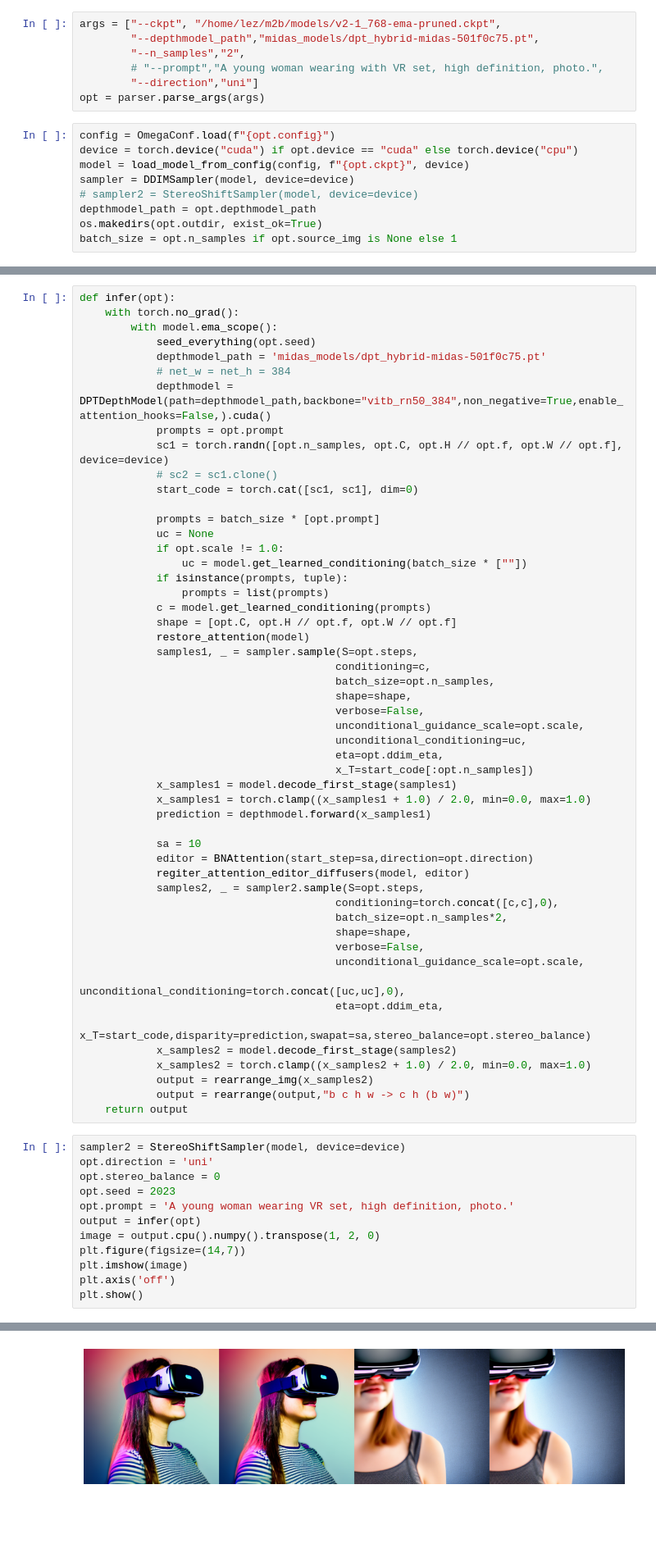
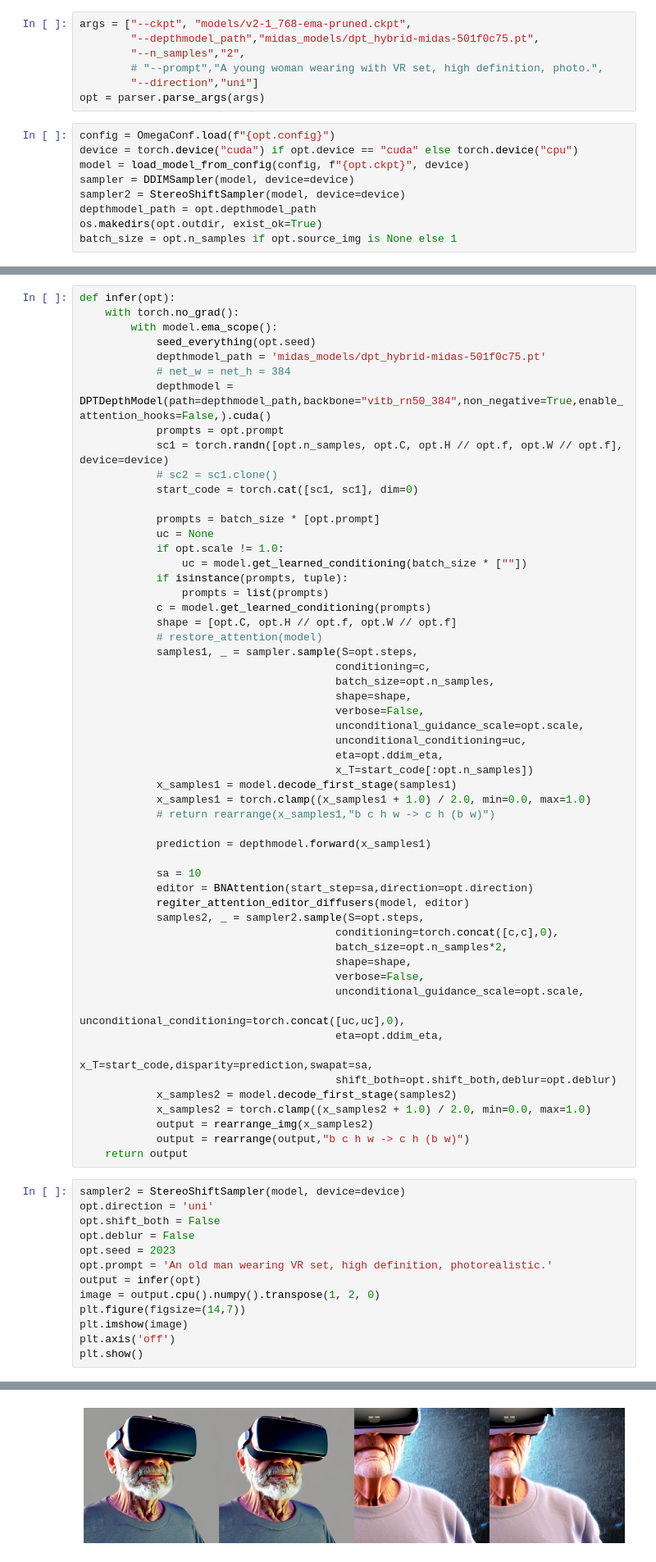
Before and after one commit to lez-s/StereoDiffusion, a Jupyter notebook: txt2stereoimg.ipynb, the cells around one changed output, grey strips where cells are left out. Shown at 82% size. Cells and saved outputs as stored; diff of their text form; blank space fills up the shorter version.

Commit message:
add img2stereo

```diff
--- a/txt2stereoimg.ipynb
+++ b/txt2stereoimg.ipynb
@@ -183,7 +183,7 @@ parser.add_argument("--depthmodel_path",type=str,required=True,help='path of dep
 # %% [output]
 _StoreAction(option_strings=['--depthmodel_path'], dest='depthmodel_path', nargs=None, const=None, default=None, type=<class 'str'>, choices=None, help='path of depth model', metavar=None)
 # %%
-args = ["--ckpt", "/home/lez/m2b/models/v2-1_768-ema-pruned.ckpt",
+args = ["--ckpt", "models/v2-1_768-ema-pruned.ckpt",
         "--depthmodel_path","midas_models/dpt_hybrid-midas-501f0c75.pt",
         "--n_samples","2",
         # "--prompt","A young woman wearing with VR set, high definition, photo.",
@@ -194,7 +194,7 @@ config = OmegaConf.load(f"{opt.config}")
 device = torch.device("cuda") if opt.device == "cuda" else torch.device("cpu")
 model = load_model_from_config(config, f"{opt.ckpt}", device)
 sampler = DDIMSampler(model, device=device)
-# sampler2 = StereoShiftSampler(model, device=device)
+sampler2 = StereoShiftSampler(model, device=device)
 depthmodel_path = opt.depthmodel_path
 os.makedirs(opt.outdir, exist_ok=True)
 batch_size = opt.n_samples if opt.source_img is None else 1
@@ -229,7 +228,7 @@ def infer(opt):
                 prompts = list(prompts)
             c = model.get_learned_conditioning(prompts)
             shape = [opt.C, opt.H // opt.f, opt.W // opt.f]
-            restore_attention(model)
+            # restore_attention(model)
             samples1, _ = sampler.sample(S=opt.steps,
                                         conditioning=c,
                                         batch_size=opt.n_samples,
@@ -241,6 +240,8 @@ def infer(opt):
                                         x_T=start_code[:opt.n_samples])
             x_samples1 = model.decode_first_stage(samples1)
             x_samples1 = torch.clamp((x_samples1 + 1.0) / 2.0, min=0.0, max=1.0)
+            # return rearrange(x_samples1,"b c h w -> c h (b w)")
+
             prediction = depthmodel.forward(x_samples1)
 
             sa = 10
@@ -254,7 +255,8 @@ def infer(opt):
                                         unconditional_guidance_scale=opt.scale,
                                         unconditional_conditioning=torch.concat([uc,uc],0),
                                         eta=opt.ddim_eta,
-                                        x_T=start_code,disparity=prediction,swapat=sa,stereo_balance=opt.stereo_balance)
+                                        x_T=start_code,disparity=prediction,swapat=sa,
+                                        shift_both=opt.shift_both,deblur=opt.deblur)
             x_samples2 = model.decode_first_stage(samples2)
             x_samples2 = torch.clamp((x_samples2 + 1.0) / 2.0, min=0.0, max=1.0)
             output = rearrange_img(x_samples2)
@@ -263,9 +265,10 @@ def infer(opt):
 # %%
 sampler2 = StereoShiftSampler(model, device=device)
 opt.direction = 'uni'
-opt.stereo_balance = 0
+opt.shift_both = False
+opt.deblur = False
 opt.seed = 2023
-opt.prompt = 'A young woman wearing VR set, high definition, photo.'
+opt.prompt = 'An old man wearing VR set, high definition, photorealistic.'
 output = infer(opt)
 image = output.cpu().numpy().transpose(1, 2, 0)
 plt.figure(figsize=(14,7))
@@ -279,3 +283,3 @@ Running DDIM Sampling with 50 timesteps
 Data shape for DDIM sampling is (4, 4, 64, 64), eta 0.0
 Running DDIM Sampling with 50 timesteps
-[figure, old version]
+[figure, new version]
```
Also changed, not shown: parts of 3 cells of this notebook, 7 other files.
